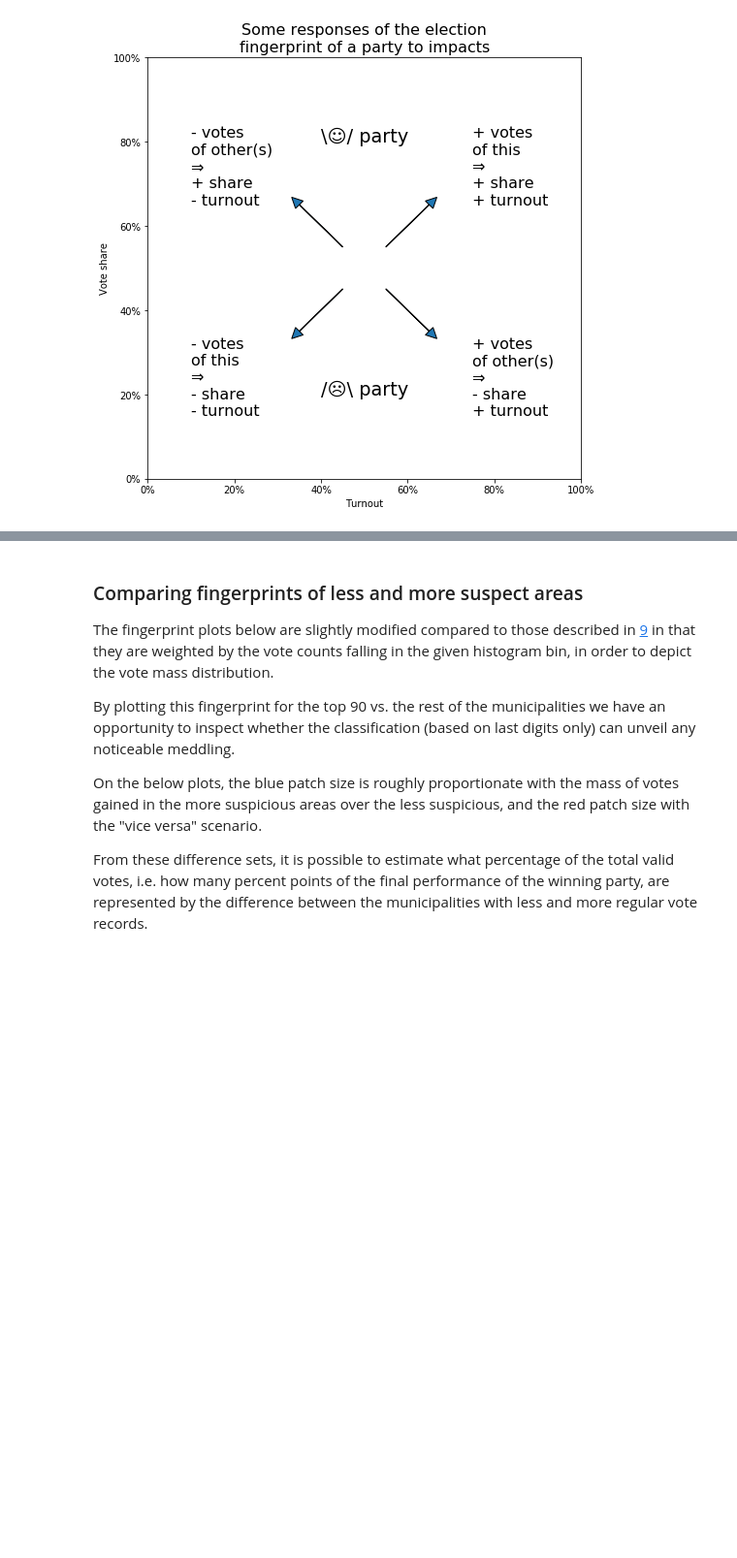
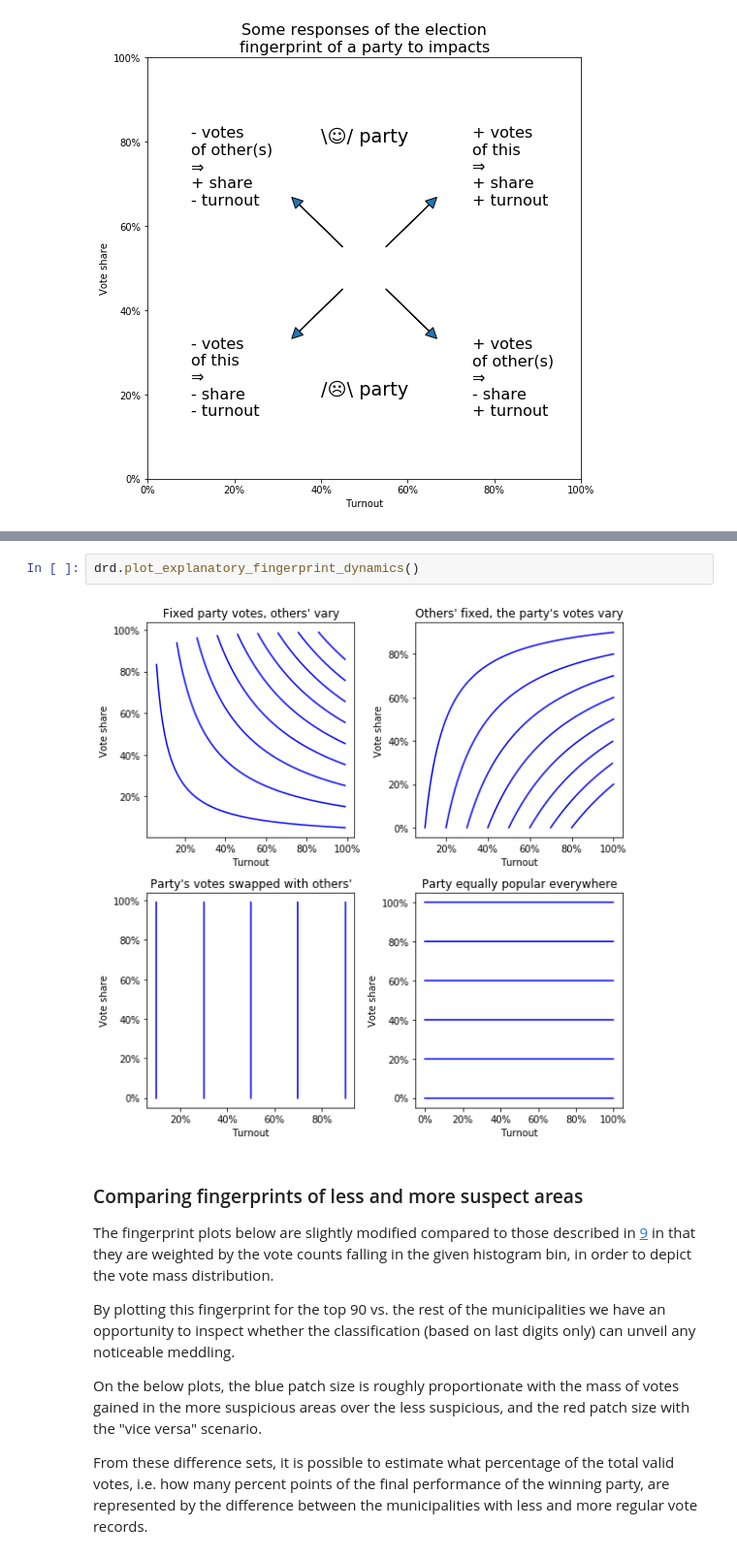
Before and after one commit to brezniczky/ep_elections_2019_hun, a Jupyter notebook: report.ipynb, the cells around one changed output, grey strips where cells are left out. Shown at 97% size. Saved outputs shown, nothing was run; the diff lists cells and outputs as text; blank space fills up the shorter version.

Commit message:
HU report: added the new fingerprint dynamics explanatory plot

```diff
--- a/report.ipynb
+++ b/report.ipynb
@@ -475,3 +479,7 @@ drd.plot_explanatory_fingerprint_responses(fontsize=16)
+# %%
+drd.plot_explanatory_fingerprint_dynamics()
+# %% [output]
+[figure, added]
 # %% [markdown]
 <a id="fraud"></a>
 ### Comparing fingerprints of less and more suspect areas
```
Also changed, not shown: parts of 1 cell of this notebook, 2 other files.
